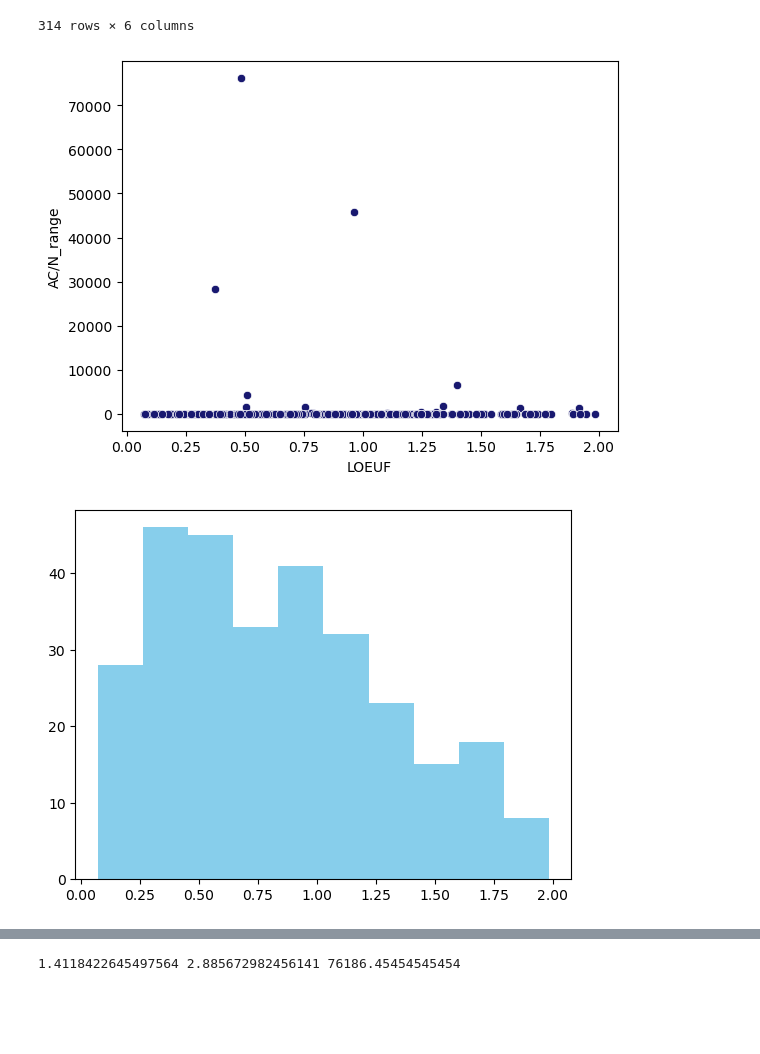
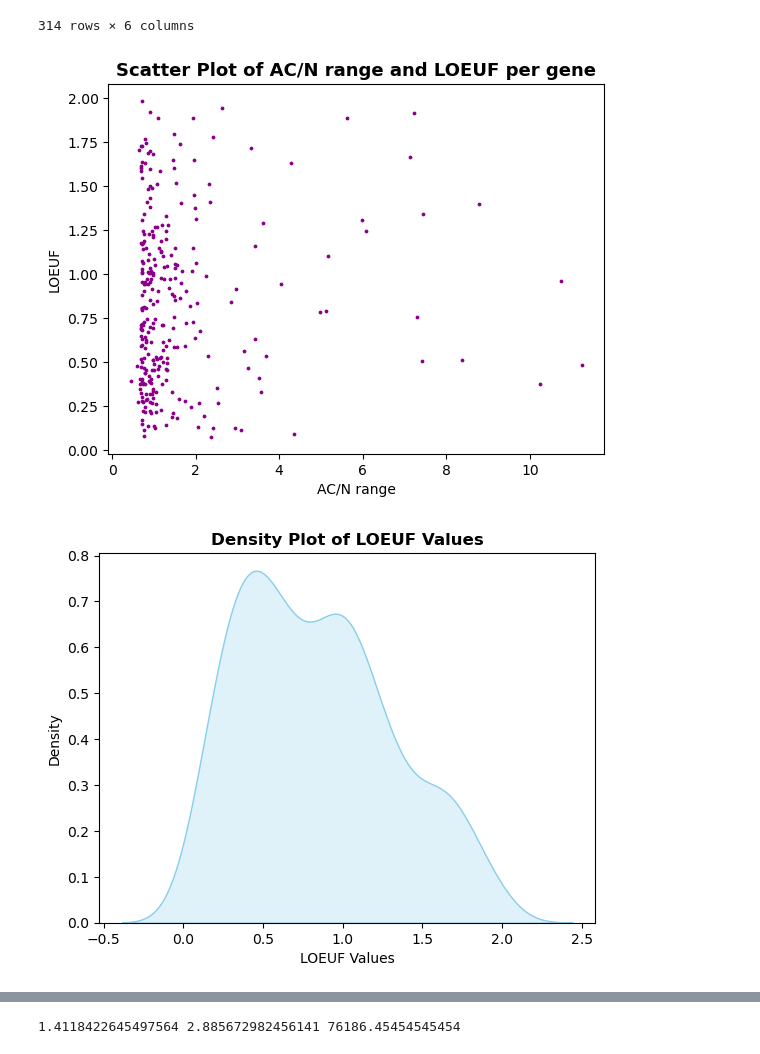
Before and after one commit to nastasia-iv/genvar, a Jupyter notebook: Grishchenko/code/all_chr_genvar_analysis.ipynb, the cells around one changed output, grey strips where cells are left out. Drawn from its saved outputs; the diff is of its cells as text; code cells hidden in the pictures; blank space fills up the shorter version.

```diff
--- a/Grishchenko/code/all_chr_genvar_analysis.ipynb
+++ b/Grishchenko/code/all_chr_genvar_analysis.ipynb
@@ -324,0 +344,4 @@ transcripts_df_ac_enst['Gene_name'].nunique()
+# %%
+constraint_transcript = pd.read_csv('/home/bioinf/gnomad-variants/raw_data/plof_metrics/gnomad.v4.1.constraint_metrics.tsv', sep='\t')
+# This data is not available from the github repository due to its large size
+constraint_transcript.head()
@@ -324,0 +356,4 @@ transcripts_df_ac_enst['Gene_name'].nunique()
+# %%
+columns_to_keep = ['gene', 'gene_id', 'transcript', 'canonical', 'lof.oe_ci.upper']
+constraint_transcript_loeuf = constraint_transcript[columns_to_keep]
+constraint_transcript_loeuf
@@ -324,0 +374,5 @@ transcripts_df_ac_enst['Gene_name'].nunique()
+# %%
+matched_values = constraint_transcript_loeuf[constraint_transcript_loeuf['transcript'].isin(transcripts_df_ac_enst['Transcript_ID'])]
+matched_values.reset_index(inplace=True)
+transcripts_df_ac_enst['lof_transcript'] = matched_values['lof.oe_ci.upper']
+transcripts_df_ac_enst
@@ -393,18 +476,21 @@ genes_conserv
 | 281 | ARGLU1 | 0.565217 | 0.565217 | 0.565217 | 0.394 | 57.480 |
 314 rows × 6 columns
 # %%
-sns.scatterplot(
-    x='LOEUF',
-    y='AC/N_range',
-    data=genes_conserv, color = 'midnightblue')
-plt.xlabel(
-    'LOEUF')
-plt.ylabel(
-    'AC/N_range');
+plt.scatter(np.log1p(genes_conserv['AC/N_range']), genes_conserv['LOEUF'], s=3, color = 'darkmagenta')
+plt.xlabel('AC/N range')
+plt.ylabel('LOEUF')
+plt.title('Scatter Plot of AC/N range and LOEUF per gene', fontsize=13, fontweight='bold')
+plt.savefig('../data/plots/AC_N_LOEUF_gene.png', bbox_inches='tight')
+plt.show()
 # %% [output]
-[figure, old version]
+[figure, new version]
 # %%
-plt.hist(genes_conserv['LOEUF'], color='skyblue');
+sns.kdeplot(genes_conserv['LOEUF'], color='skyblue', fill=True)
+plt.xlabel('LOEUF Values')
+plt.ylabel('Density')
+plt.title('Density Plot of LOEUF Values', fontsize=12, fontweight='bold')
+plt.savefig('../data/plots/Density_LOEUF.png', bbox_inches='tight')
+plt.show()
 # %% [output]
-[figure, old version]
+[figure, new version]
 # %%
```
Also changed, not shown: parts of 23 cells of this notebook.
